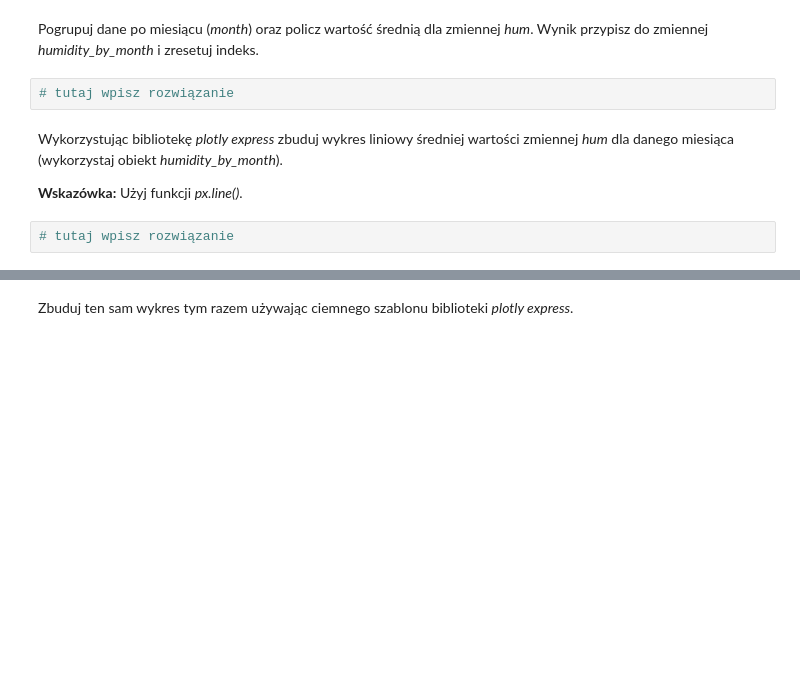
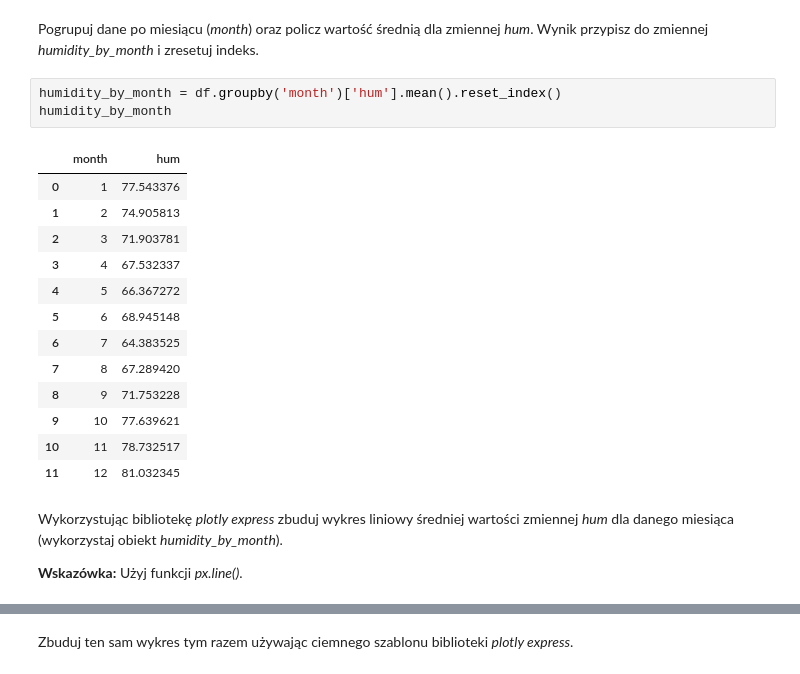
Before and after one commit to Krzesimir13/Data-Science, a Jupyter notebook: 171_180_exercises.ipynb, the cells around one changed output, grey strips where cells are left out. Cells and saved outputs as stored; diff of their text form; blank space fills up the shorter version.

```diff
--- a/171_180_exercises.ipynb
+++ b/171_180_exercises.ipynb
@@ -59,10 +112,23 @@ Do obiektu _df_ dodaj nową kolumnę o nazwie _month_ i przypisz miesiąc z kolu
 # %% [markdown]
 Pogrupuj dane po miesiącu (_month_) oraz policz wartość średnią dla zmiennej _hum_. Wynik przypisz do zmiennej _humidity_by_month_ i zresetuj indeks.
-# %%
-# tutaj wpisz rozwiązanie
+# %%
+humidity_by_month = df.groupby('month')['hum'].mean().reset_index()
+humidity_by_month
+# %% [output]
+|  | month | hum |
+| 0 | 1 | 77.543376 |
+| 1 | 2 | 74.905813 |
+| 2 | 3 | 71.903781 |
+| 3 | 4 | 67.532337 |
+| 4 | 5 | 66.367272 |
+| 5 | 6 | 68.945148 |
+| 6 | 7 | 64.383525 |
+| 7 | 8 | 67.289420 |
+| 8 | 9 | 71.753228 |
+| 9 | 10 | 77.639621 |
+| 10 | 11 | 78.732517 |
+| 11 | 12 | 81.032345 |
 # %% [markdown]
 Wykorzystując bibliotekę _plotly express_ zbuduj wykres liniowy średniej wartości zmiennej _hum_ dla danego miesiąca (wykorzystaj obiekt _humidity_by_month_).
 
 __Wskazówka:__ Użyj funkcji _px.line()_.
-# %%
-# tutaj wpisz rozwiązanie
```
Also changed, not shown: parts of 38 cells of this notebook.
